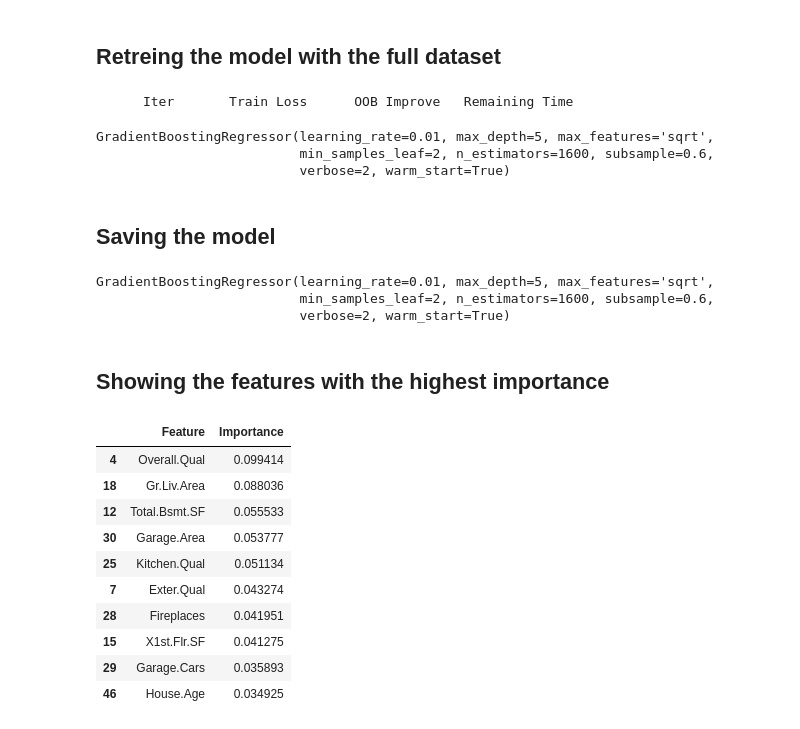
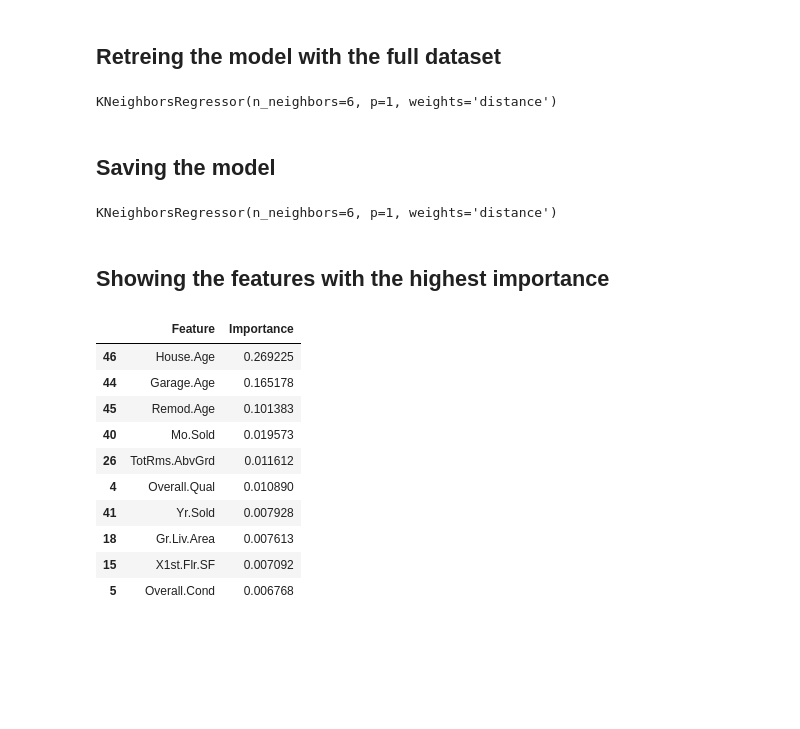
Before and after one commit to MekhyW/AmesHousingDataset, a Jupyter notebook: notebooks/05_model_optimizations.ipynb, the cells around one changed output. Cells and saved outputs as stored; diff of their text form; code cells hidden in the pictures; blank space fills up the shorter version.

```diff
--- a/notebooks/05_model_optimizations.ipynb
+++ b/notebooks/05_model_optimizations.ipynb
@@ -569,0 +584,2 @@ Another fact, is that the standard deviation of the accuracy is very low, which
+# %%
+final_model = knn_best
@@ -572,10 +608,7 @@ Another fact, is that the standard deviation of the accuracy is very low, which
 # %%
 final_model.fit(X, y)
 # %% [output]
-      Iter       Train Loss      OOB Improve   Remaining Time
+KNeighborsRegressor(n_neighbors=6, p=1, weights='distance')
-GradientBoostingRegressor(learning_rate=0.01, max_depth=5, max_features='sqrt',
-                          min_samples_leaf=2, n_estimators=1600, subsample=0.6,
-                          verbose=2, warm_start=True)
 # %% [markdown]
 ## Saving the model
 # %%
@@ -595,27 +628,34 @@ with open(path, 'rb') as f:
 
 final_model
 # %% [output]
-GradientBoostingRegressor(learning_rate=0.01, max_depth=5, max_features='sqrt',
-                          min_samples_leaf=2, n_estimators=1600, subsample=0.6,
-                          verbose=2, warm_start=True)
+KNeighborsRegressor(n_neighbors=6, p=1, weights='distance')
 # %% [markdown]
 ## Showing the features with the highest importance
 # %%
-# ferature importance
+from sklearn.inspection import permutation_importance
 
-feature_importance = pd.DataFrame({'Feature': data.drop(columns=['SalePrice']).columns,'Importance': final_model.feature_importances_})
+result = permutation_importance(final_model, X, y, n_repeats=10, random_state=RANDOM_SEED)
+
+feature_importance = pd.DataFrame(
+    {
+        'Feature': data.drop(columns=['SalePrice']).columns,
+        'Importance': result.importances_mean
+    }
+)
+
 feature_importance.sort_values(by='Importance', ascending=False, inplace=True)
 
+
 feature_importance.head(10)
 # %% [output]
 |  | Feature | Importance |
-| 4 | Overall.Qual | 0.099414 |
-| 18 | Gr.Liv.Area | 0.088036 |
-| 12 | Total.Bsmt.SF | 0.055533 |
-| 30 | Garage.Area | 0.053777 |
-| 25 | Kitchen.Qual | 0.051134 |
-| 7 | Exter.Qual | 0.043274 |
-| 28 | Fireplaces | 0.041951 |
-| 15 | X1st.Flr.SF | 0.041275 |
-| 29 | Garage.Cars | 0.035893 |
-| 46 | House.Age | 0.034925 |
+| 46 | House.Age | 0.269225 |
+| 44 | Garage.Age | 0.165178 |
+| 45 | Remod.Age | 0.101383 |
+| 40 | Mo.Sold | 0.019573 |
+| 26 | TotRms.AbvGrd | 0.011612 |
+| 4 | Overall.Qual | 0.010890 |
+| 41 | Yr.Sold | 0.007928 |
+| 18 | Gr.Liv.Area | 0.007613 |
+| 15 | X1st.Flr.SF | 0.007092 |
+| 5 | Overall.Cond | 0.006768 |
```
Also changed, not shown: parts of 23 cells of this notebook, 1 other file.
